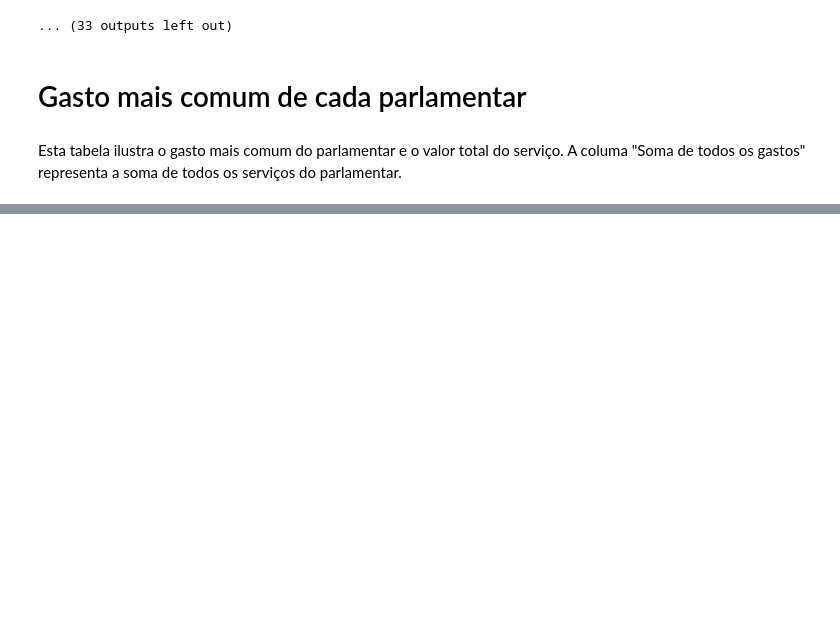
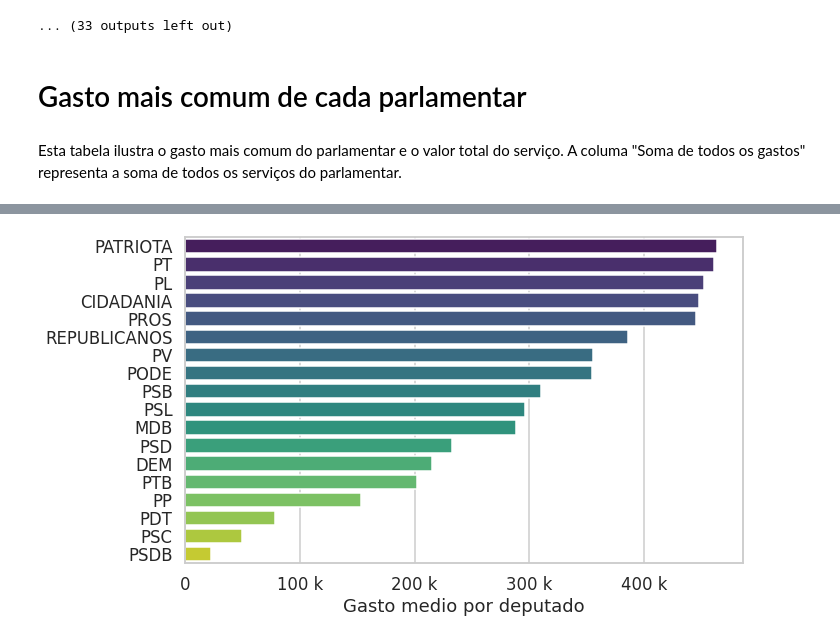
Before and after one commit to ConradBitt/Analise_gasto_parlamentar, a Jupyter notebook: Análise do Custo de Deputados Federais do Paraná.ipynb, the cells around one changed output, grey strips where cells are left out. Saved outputs shown, nothing was run; the diff lists cells and outputs as text; code cells hidden in the pictures; blank space fills up the shorter version.

```diff
--- a/Análise do Custo de Deputados Federais do Paraná.ipynb
+++ b/Análise do Custo de Deputados Federais do Paraná.ipynb
@@ -173,0 +190,4 @@ gasto_mais_comun_deputados
+# %%
+gasto_por_partido = (gasto_mais_comun_deputados.groupby('Partido').sum()['Soma de todos os gastos'] / gasto_mais_comun_deputados.Partido.value_counts()).round()
+gasto_por_partido = gasto_por_partido.sort_values(ascending=False).to_frame()
+gasto_por_partido.columns = ['Gasto medio por deputado']
@@ -173,0 +214,7 @@ gasto_mais_comun_deputados
+# %%
+plt.figure(figsize=(10,6))
+
+ax = sns.barplot(data = gasto_por_partido,x = 'Gasto medio por deputado', y = gasto_por_partido.index, palette='viridis')
+ax.xaxis.set_major_formatter(ticker.EngFormatter())
+# %% [output]
+[figure, added]
```
Also changed, not shown: parts of 9 cells of this notebook.
